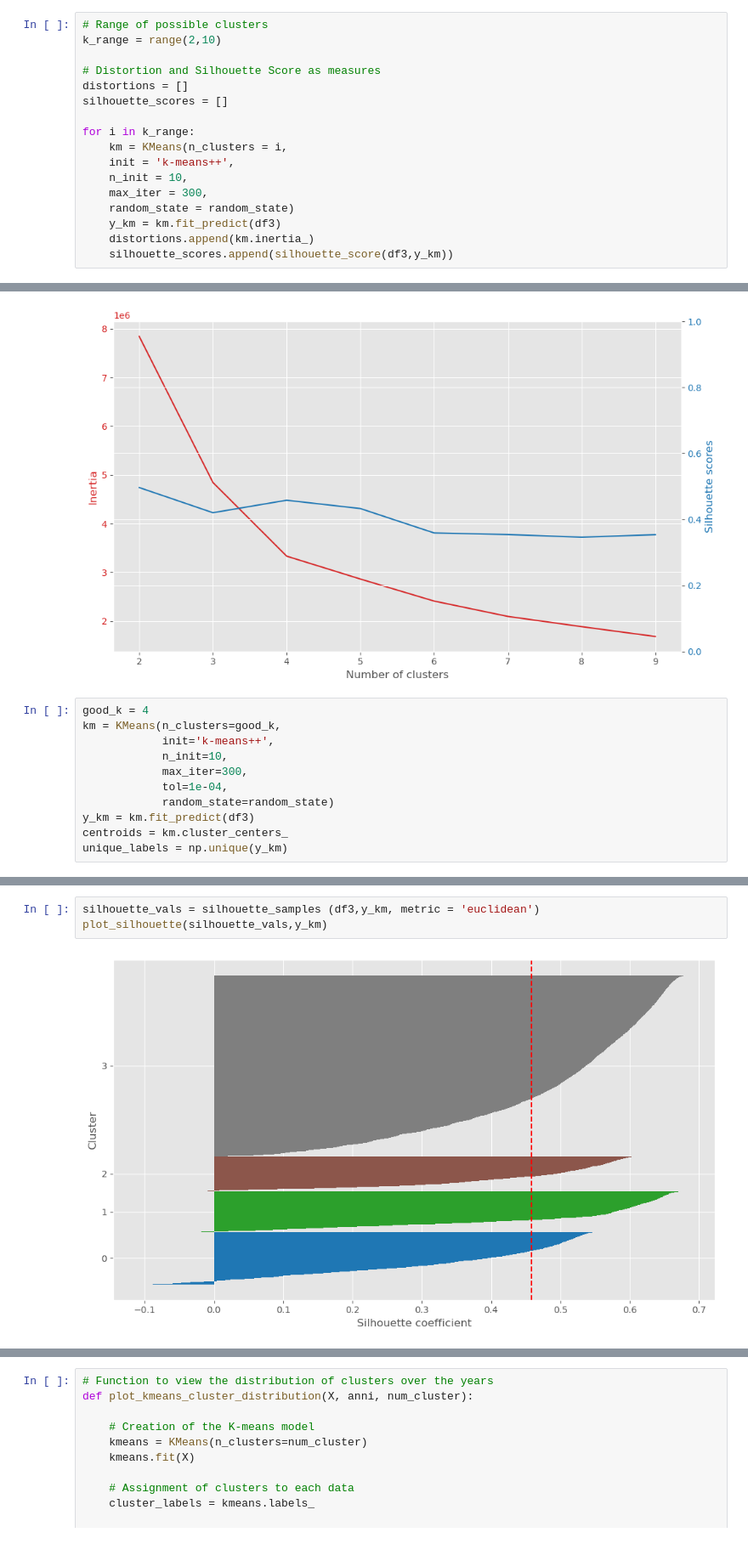
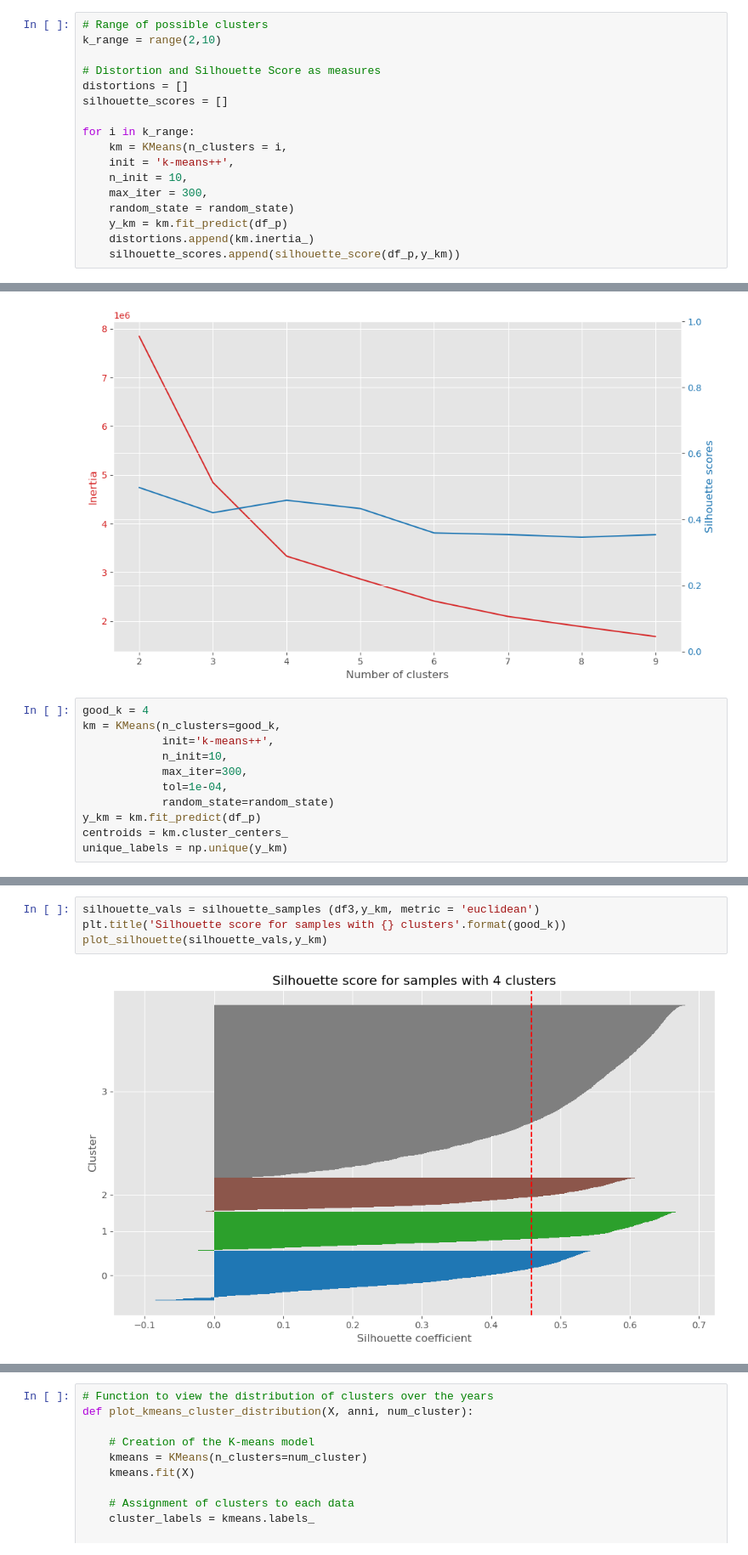
Before and after one commit to ale-rei/reitano-amazon-prime-and-tv-shows, a Jupyter notebook: alessioreitano.ipynb, the cells around one changed output, grey strips where cells are left out. Shown at 85% size. Cells and saved outputs as stored; diff of their text form.

```diff
--- a/alessioreitano.ipynb
+++ b/alessioreitano.ipynb
@@ -569,9 +569,9 @@ for i in k_range:
     n_init = 10,
     max_iter = 300,
     random_state = random_state)
-    y_km = km.fit_predict(df3)
+    y_km = km.fit_predict(df_p)
     distortions.append(km.inertia_)
-    silhouette_scores.append(silhouette_score(df3,y_km))
+    silhouette_scores.append(silhouette_score(df_p,y_km))
 # %%
 # Plot distortion and silhouette indexes
 fig, ax1 = plt.subplots()
@@ -602,7 +602,7 @@ km = KMeans(n_clusters=good_k,
             max_iter=300,
             tol=1e-04,
             random_state=random_state)
-y_km = km.fit_predict(df3)
+y_km = km.fit_predict(df_p)
 centroids = km.cluster_centers_
 unique_labels = np.unique(y_km)
 # %%
@@ -612,5 +620,6 @@ plot_clusters(X, y_km, dim = (0,1), points = km.cluster_centers_)
 # %%
 silhouette_vals = silhouette_samples (df3,y_km, metric = 'euclidean')
+plt.title('Silhouette score for samples with {} clusters'.format(good_k))
 plot_silhouette(silhouette_vals,y_km)
 # %% [output]
-[figure, old version]
+[figure, new version]
```
Also changed, not shown: parts of 25 cells of this notebook.
